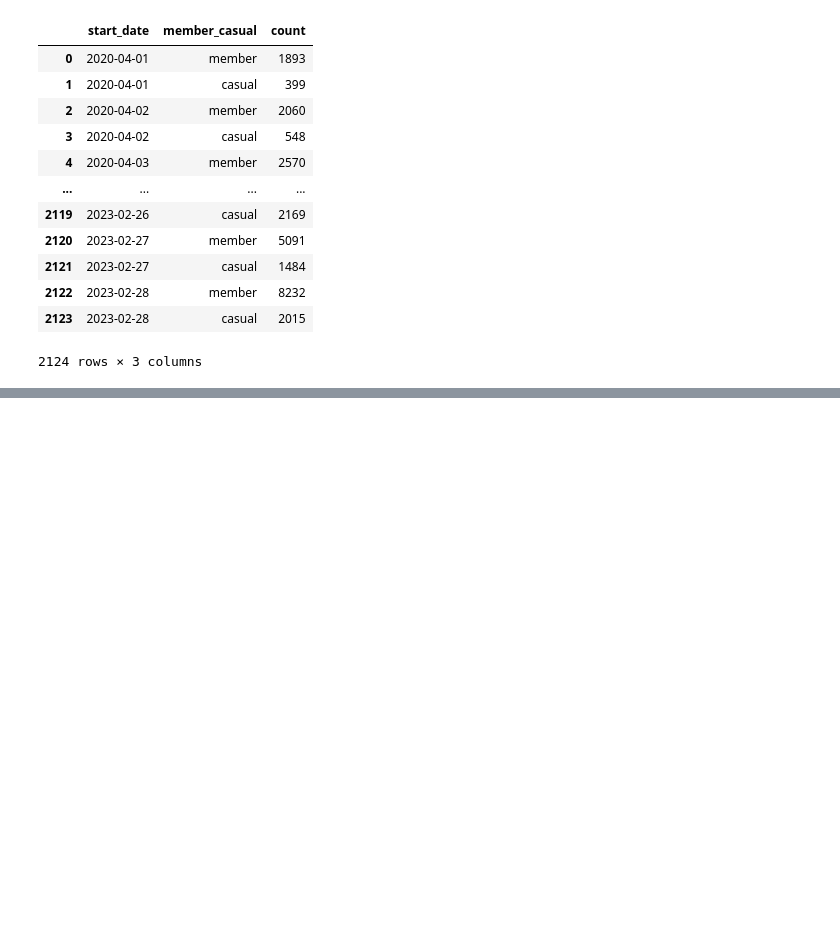
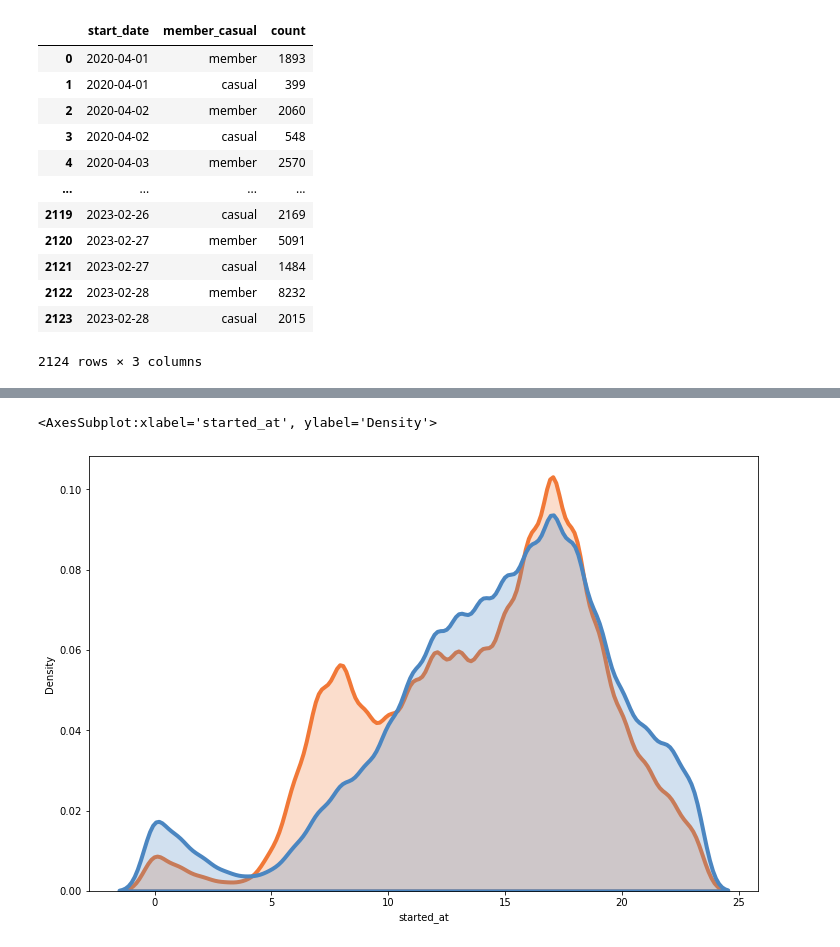
Before and after one commit to paul-trood/bicycle_sharing, a Jupyter notebook: 04_data_analysis.ipynb, the cells around one changed output, grey strips where cells are left out. Drawn from its saved outputs; the diff is of its cells as text; code cells hidden in the pictures; blank space fills up the shorter version.

```diff
--- a/04_data_analysis.ipynb
+++ b/04_data_analysis.ipynb
@@ -208,0 +275,7 @@ plt.show()
+# %%
+fig, ax = plt.subplots(figsize=(12, 8))
+sns.kdeplot(data = members, x = members["started_at"].dt.hour,bw_method = .1, color = "#f17837", linewidth = 4, fill=True)
+sns.kdeplot(data = casual, x = casual["started_at"].dt.hour,bw_method = .1, color = "#4B86C1", linewidth = 4, fill=True)
+# %% [output]
+<AxesSubplot:xlabel='started_at', ylabel='Density'>
+[figure, added]
```
Also changed, not shown: parts of 6 cells of this notebook.
